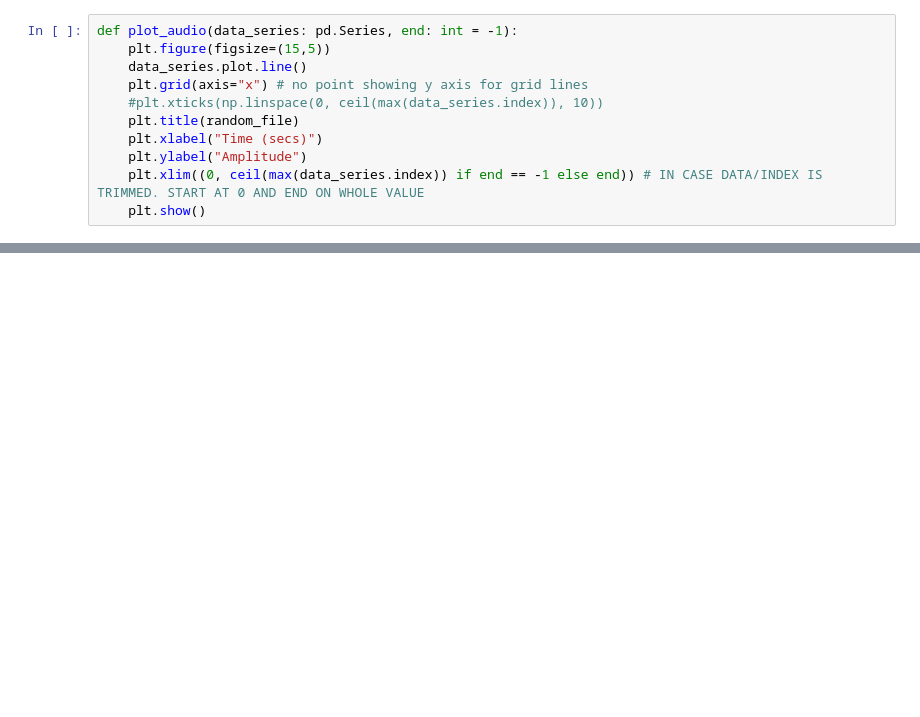
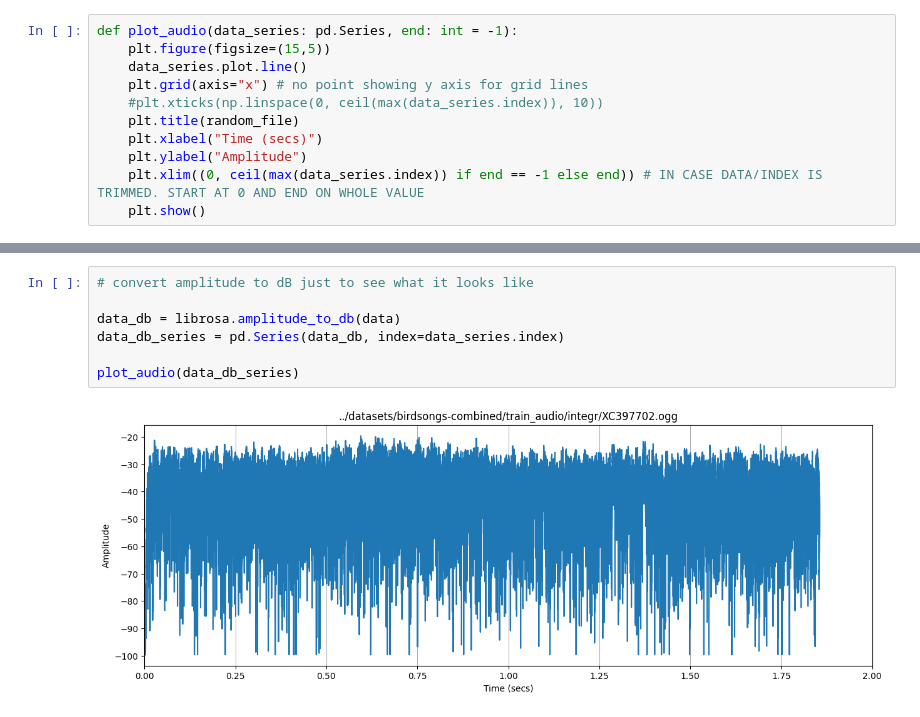
Before and after one commit to spearmintage/final-project, a Jupyter notebook: code/audio_processing_test.ipynb, the cells around one changed output, grey strips where cells are left out. Cells and saved outputs as stored; diff of their text form; blank space fills up the shorter version.

```diff
--- a/code/audio_processing_test.ipynb
+++ b/code/audio_processing_test.ipynb
@@ -80,3 +80,12 @@ plot_audio(data_series)
+# %%
+# convert amplitude to dB just to see what it looks like
+
+data_db = librosa.amplitude_to_db(data)
+data_db_series = pd.Series(data_db, index=data_series.index)
+
+plot_audio(data_db_series)
+# %% [output]
+[figure, added]
 # %%
 # trim to remove quiet/silent start/ends
 
```
Also changed, not shown: parts of 10 cells of this notebook, 3 other files.
